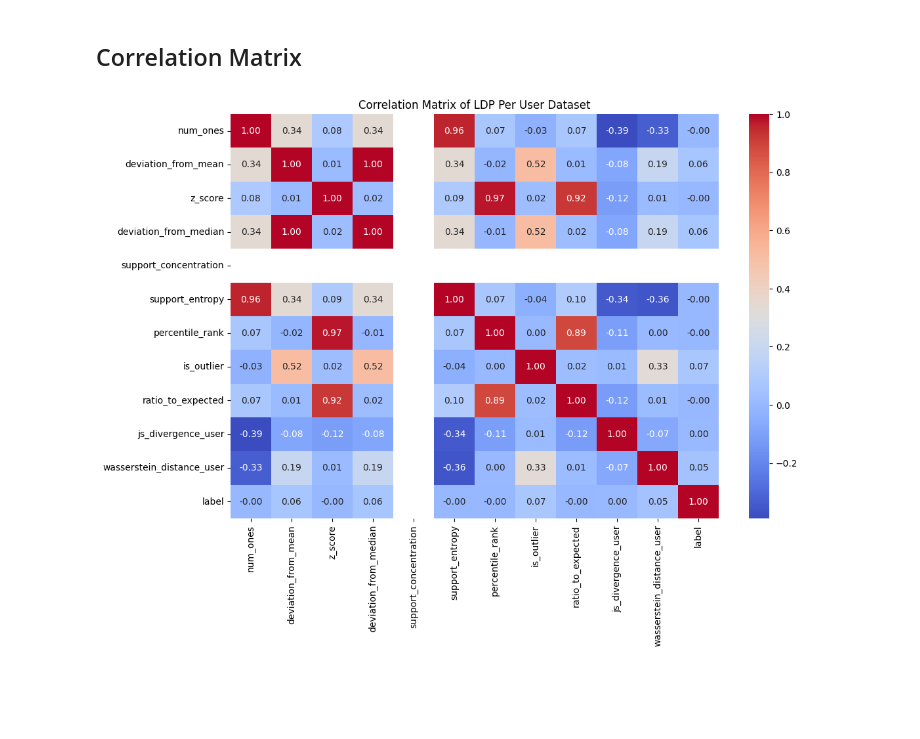
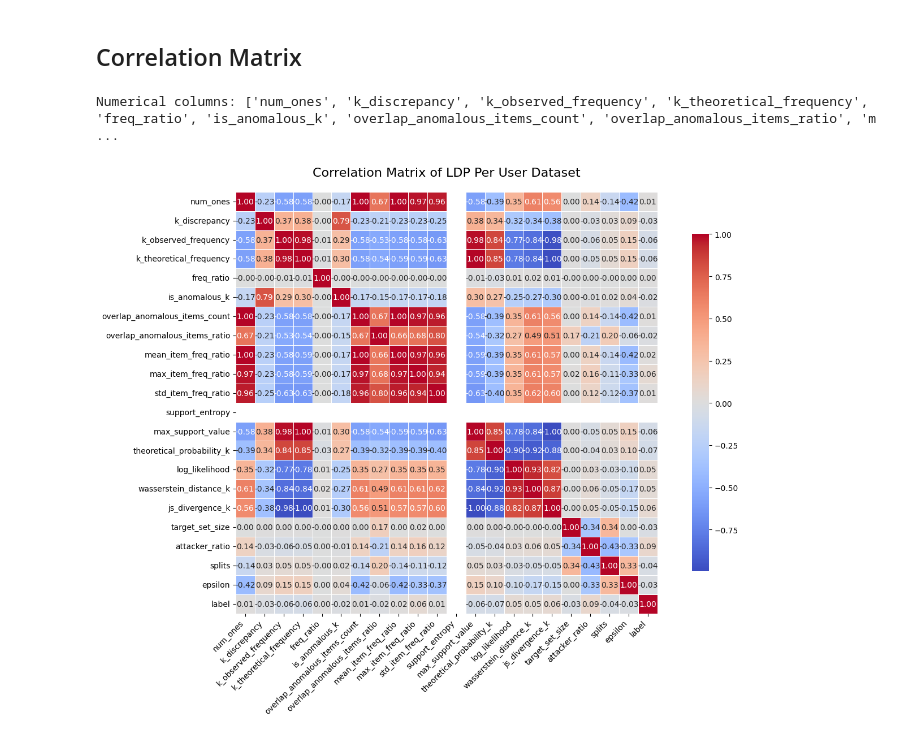
Before and after one commit to SampadSikder/DP-Protocols, a Jupyter notebook: UserLevelDatasetAnalysis.ipynb, the cells around one changed output. Saved outputs shown, nothing was run; the diff lists cells and outputs as text; code cells hidden in the pictures; blank space fills up the shorter version.

Commit message:
user level analysis and model to detect attacker
- Benign vs Attacker dataset analysis
- Benign vs Attacker DL model to detect Attack

```diff
--- a/UserLevelDatasetAnalysis.ipynb
+++ b/UserLevelDatasetAnalysis.ipynb
@@ -25,5 +60,5 @@ import seaborn as sns
 # %%
-df_path = '/content/drive/MyDrive/Purdue Work/Datasets/user_level_dataset.csv'
+df_path = '/content/drive/MyDrive/Purdue Work/Datasets/user_level_dataset_diffstats-merged.csv'
 # %%
 df = pd.read_csv(df_path)
 # %%
@@ -88,16 +150,39 @@ First few rows: Attacked
 # %% [markdown]
 ## Correlation Matrix
-# %%
-import seaborn as sns
-import matplotlib.pyplot as plt
-
-# Calculate the correlation matrix
-correlation_matrix = df.corr()
-
-# Display the correlation matrix using a heatmap
-plt.figure(figsize=(12, 8))
-sns.heatmap(correlation_matrix, annot=True, cmap='coolwarm', fmt=".2f")
-plt.title('Correlation Matrix of LDP Per User Dataset')
-plt.show()
-# %% [output]
-[figure, removed]
+# %%
+import pandas as pd
+import seaborn as sns
+import matplotlib.pyplot as plt
+import numpy as np
+
+# Assuming df is already loaded
+# Select only numerical columns for correlation
+numerical_cols = df.select_dtypes(include=[np.number]).columns.tolist()
+
+# Remove 'label' if you want to see it separately, or keep it to see correlations with target
+print(f"Numerical columns: {numerical_cols}")
+
+# Calculate the correlation matrix
+correlation_matrix = df[numerical_cols].corr()
+
+# Create a larger figure for better readability
+plt.figure(figsize=(14, 10))
+
+# Create heatmap with better formatting
+sns.heatmap(correlation_matrix,
+            annot=True,           # Show correlation values
+            cmap='coolwarm',      # Color scheme
+            fmt=".2f",            # Format to 2 decimal places
+            center=0,             # Center colormap at 0
+            square=True,          # Make cells square
+            linewidths=0.5,       # Add gridlines
+            cbar_kws={"shrink": 0.8})  # Adjust colorbar size
+
+plt.title('Correlation Matrix of LDP Per User Dataset', fontsize=16, pad=20)
+plt.xticks(rotation=45, ha='right')
+plt.yticks(rotation=0)
+plt.tight_layout()
+plt.show()
+# %% [output]
+Numerical columns: ['num_ones', 'k_discrepancy', 'k_observed_frequency', 'k_theoretical_frequency', 'freq_ratio', 'is_anomalous_k', 'overlap_anomalous_items_count', 'overlap_anomalous_items_ratio', 'm ...
+[figure, added]
```
Also changed, not shown: parts of 25 cells of this notebook.
